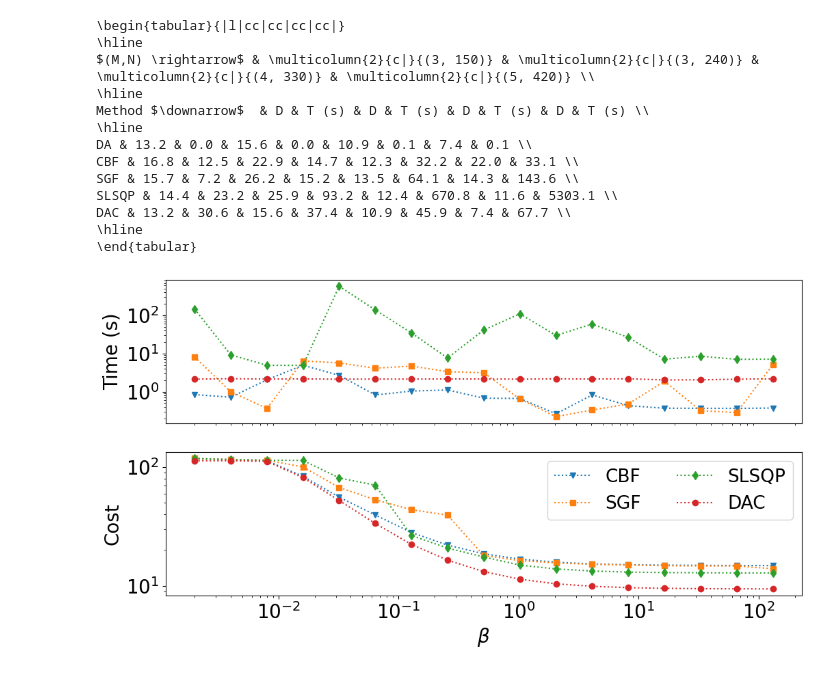
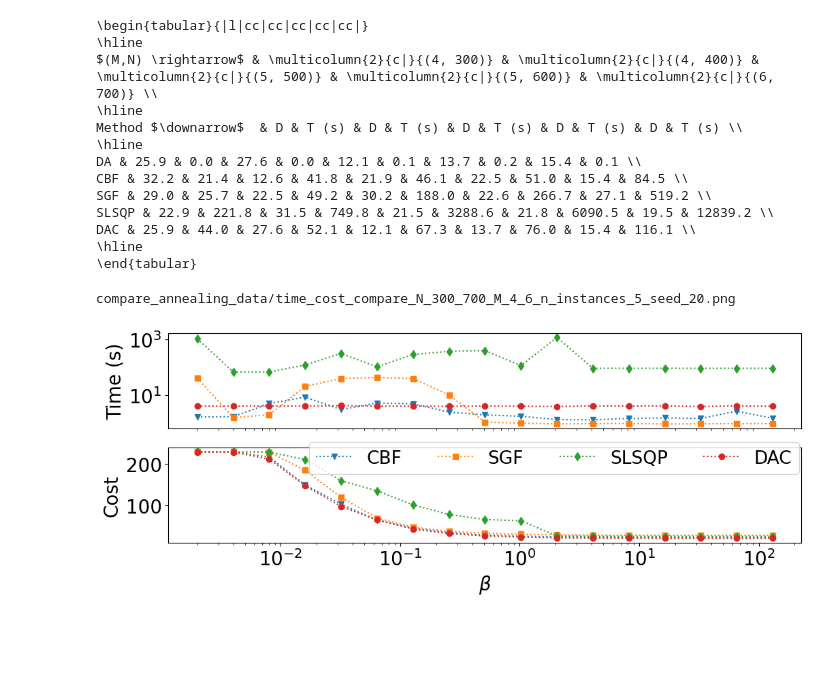
Before and after one commit to dt-1729/CBF_MEP_consRA, a Jupyter notebook: plot_anneal_compare.ipynb, the cells around one changed output. Cells and saved outputs as stored; diff of their text form; code cells hidden in the pictures; blank space fills up the shorter version.

Commit message:
annealing results finalized

```diff
--- a/plot_anneal_compare.ipynb
+++ b/plot_anneal_compare.ipynb
@@ -11,8 +17,7 @@ with open(file, 'rb') as f:
 # %%
-sol_id = 2
+sol_id = 3
 
-dir = 'compare_annealing_data/'
-for approach, sol_instances in data.items():
+for approach, sol_instances in approach_data.items():
     M_name = sol_instances[sol_id]['M_name']
     N = sol_instances[sol_id]['n_resources']
     M = sol_instances[sol_id]['n_facilities']
@@ -20,13 +25,15 @@ for approach, sol_instances in data.items():
     saveFig_opts = {
         'savefig':True,
         'instant_id':sol_id,
-        'filename':dir + image_filename + '.png'
+        'filename':folder + image_filename + '.png'
     }
     class_flp.plot_flp_sol_instances(
         sol_instances[sol_id:sol_id+1],
-        fontSize = 16,
+        fontSize = 17,
         figSize = (6,4),
         savefig_opts = saveFig_opts,
+        inset_coords=(0.65, 0.35, 0.32, 0.62),
+        text_coords=(-10,-200),
         plotResTraj = False
     )
 # %% [output]
@@ -38,10 +45,10 @@ for approach, sol_instances in data.items():
 # %%
 
 # Put all approaches into one dict of name → list of solutions
-all_approaches = data
+all_approaches = approach_data
 
 # Collect results by approach and (M,N)
-data = defaultdict(dict)
+latex_data = defaultdict(dict)
 pairs = set()
 
 for approach, sol_instances in all_approaches.items():
@@ -50,7 +57,7 @@ for approach, sol_instances in all_approaches.items():
         final_cost = sol['F_arr'][-1]
         runtime = sol['runtime']
 
-        data[approach][(M, N)] = (final_cost, runtime)
+        latex_data[approach][(M, N)] = (final_cost, runtime)
         pairs.add((M, N))
 
 # Sort (M,N) pairs for consistent column order
@@ -69,7 +76,7 @@ hline = "\\hline"
 
 # === Table rows ===
 rows = []
-for approach, results in data.items():
+for approach, results in latex_data.items():
     row = [approach]
     for (M, N) in pairs:
         if (M, N) in results:
@@ -88,7 +95,7 @@ for approach, results in data.items():
 # for (M, N) in pairs:
 #     costs = []
 #     times = []
-#     for approach, results in data.items():
+#     for approach, results in latex_data.items():
 #         if (M, N) in results:
 #             cost, runtime = results[(M, N)]
 #             costs.append(cost)
@@ -100,7 +107,7 @@ for approach, results in data.items():
 
 # # Build rows
 # rows = []
-# for approach, results in data.items():
+# for approach, results in latex_data.items():
 #     row = [approach]
 #     for (M, N) in pairs:
 #         if (M, N) in results:
@@ -131,21 +138,21 @@ latex_table += "\\end{tabular}"
 
 print(latex_table)
 # %% [output]
-\begin{tabular}{|l|cc|cc|cc|cc|}
+\begin{tabular}{|l|cc|cc|cc|cc|cc|}
 \hline
-$(M,N) \rightarrow$ & \multicolumn{2}{c|}{(3, 150)} & \multicolumn{2}{c|}{(3, 240)} & \multicolumn{2}{c|}{(4, 330)} & \multicolumn{2}{c|}{(5, 420)} \\
+$(M,N) \rightarrow$ & \multicolumn{2}{c|}{(4, 300)} & \multicolumn{2}{c|}{(4, 400)} & \multicolumn{2}{c|}{(5, 500)} & \multicolumn{2}{c|}{(5, 600)} & \multicolumn{2}{c|}{(6, 700)} \\
 \hline
-Method $\downarrow$  & D & T (s) & D & T (s) & D & T (s) & D & T (s) \\
+Method $\downarrow$  & D & T (s) & D & T (s) & D & T (s) & D & T (s) & D & T (s) \\
 \hline
-DA & 13.2 & 0.0 & 15.6 & 0.0 & 10.9 & 0.1 & 7.4 & 0.1 \\
-CBF & 16.8 & 12.5 & 22.9 & 14.7 & 12.3 & 32.2 & 22.0 & 33.1 \\
-SGF & 15.7 & 7.2 & 26.2 & 15.2 & 13.5 & 64.1 & 14.3 & 143.6 \\
-SLSQP & 14.4 & 23.2 & 25.9 & 93.2 & 12.4 & 670.8 & 11.6 & 5303.1 \\
-DAC & 13.2 & 30.6 & 15.6 & 37.4 & 10.9 & 45.9 & 7.4 & 67.7 \\
+DA & 25.9 & 0.0 & 27.6 & 0.0 & 12.1 & 0.1 & 13.7 & 0.2 & 15.4 & 0.1 \\
+CBF & 32.2 & 21.4 & 12.6 & 41.8 & 21.9 & 46.1 & 22.5 & 51.0 & 15.4 & 84.5 \\
+SGF & 29.0 & 25.7 & 22.5 & 49.2 & 30.2 & 188.0 & 22.6 & 266.7 & 27.1 & 519.2 \\
+SLSQP & 22.9 & 221.8 & 31.5 & 749.8 & 21.5 & 3288.6 & 21.8 & 6090.5 & 19.5 & 12839.2 \\
+DAC & 25.9 & 44.0 & 27.6 & 52.1 & 12.1 & 67.3 & 13.7 & 76.0 & 15.4 & 116.1 \\
 \hline
 \end{tabular}
 # %%
-plt.figure(figsize=(12,6))
+plt.figure(figsize=(12,4))
 data_markers = {
     # "DA": DA_sol_instances,
     "CBF": 'v',
@@ -155,44 +162,47 @@ data_markers = {
 }
 
 fontsize1=20
-n_instances = len(data)
-
-for approach, sol_instances in data.items():
+n_instances = len(all_approaches)
+for approach, sol_instances in all_approaches.items():
     for i, sol in enumerate(sol_instances):
         # M, N = sol['n_facilities'], sol['n_resources']
         # final_cost = sol['F_arr'][-1]
         if i == 0:
             b_arr = sol['b_arr']
             runtime = np.array(sol['t_compute_arr'])
             cost_arr = np.array(sol['F_arr'])
         else:
             runtime = runtime + np.array(sol['t_compute_arr'])
             cost_arr = cost_arr + np.array(sol['F_arr'])
 
     runtime = runtime/n_instances
     cost_arr = cost_arr/n_instances
 
     if approach != 'DA':
         plt.subplot(2,1,1)
         plt.plot(b_arr, runtime, label=approach, marker=data_markers[approach], linestyle='dotted')
         plt.yscale('log')
         plt.xscale('log')
         plt.ylabel(rf'Time (s)', fontsize=fontsize1)
         plt.xticks([])
         plt.tick_params(axis='both', which='major', labelsize=fontsize1)
+        plt.grid()
 
         plt.subplot(2,1,2)
         plt.plot(b_arr, cost_arr, label=approach, marker=data_markers[approach], linestyle='dotted')
-        plt.yscale('log')
+        # plt.yscale('log')
         plt.xscale('log')
         plt.ylabel(rf'Cost', fontsize=fontsize1)
         plt.xlabel(rf'$\beta$', fontsize=fontsize1)
         plt.tick_params(axis='both', which='major', labelsize=fontsize1)
+        plt.grid()
 
-
-plt.legend(fontsize=19, ncols=2)
-filename = 'compare_annealing_data/time_cost_compare_all.png'
-plt.savefig(filename, bbox_inches='tight')
+plt.legend(fontsize=19, ncols=4, loc="upper right", bbox_to_anchor=(1.01, 1.15))
+# filename = 'compare_annealing_data/time_cost_compare_all.png'
+filename1 = folder + 'time_cost_compare_' + file + '.png'
+print(filename1)
+plt.savefig(filename1, bbox_inches='tight')
 plt.show()
 # %% [output]
+compare_annealing_data/time_cost_compare_N_300_700_M_4_6_n_instances_5_seed_20.png
-[figure, old version]
+[figure, new version]
```
Also changed, not shown: parts of 3 cells of this notebook, 39 other files.
